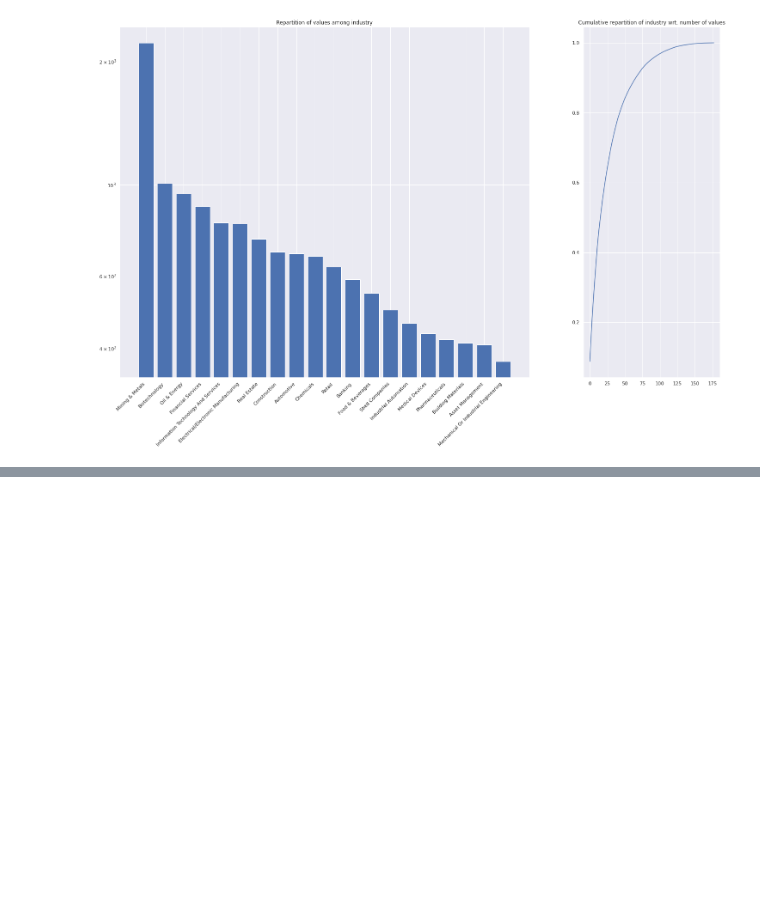
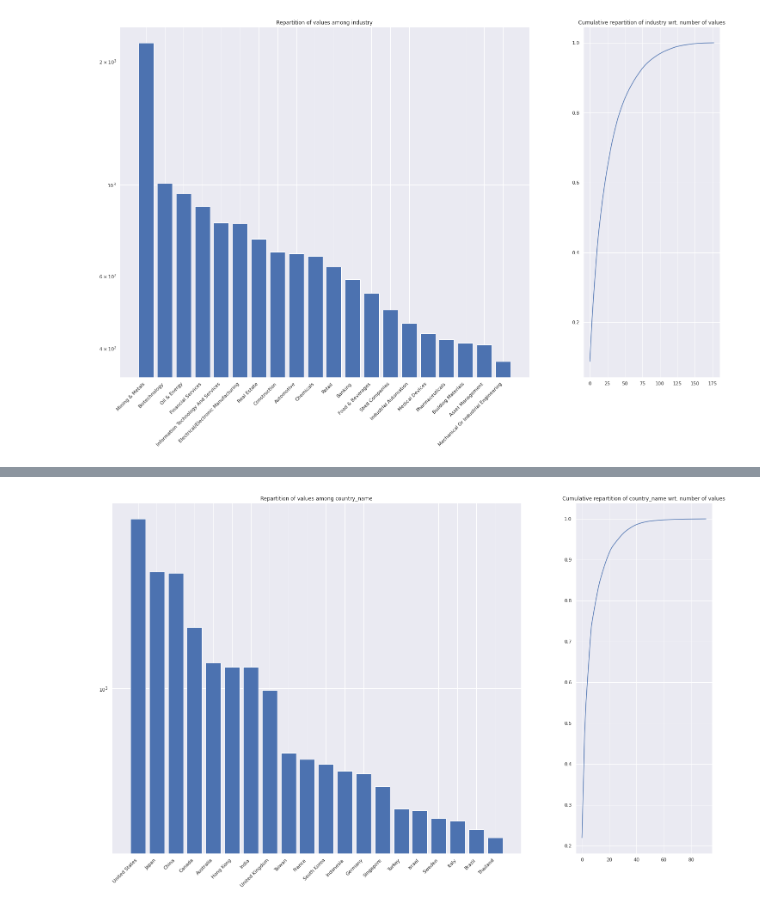
Before and after one commit to baptistebignaud/hackathon_workwithdata, a Jupyter notebook: notebooks/data_visu.ipynb, the cells around one changed output, grey strips where cells are left out. Cells and saved outputs as stored; diff of their text form; code cells hidden in the pictures; blank space fills up the shorter version.

```diff
--- a/notebooks/data_visu.ipynb
+++ b/notebooks/data_visu.ipynb
@@ -28,0 +26,4 @@ df.head()
+# %%
+plot_text_feature(df, "country_name", k=20, logY=True)
+# %% [output]
+[figure, added]
```
Also changed, not shown: parts of 12 cells of this notebook.
